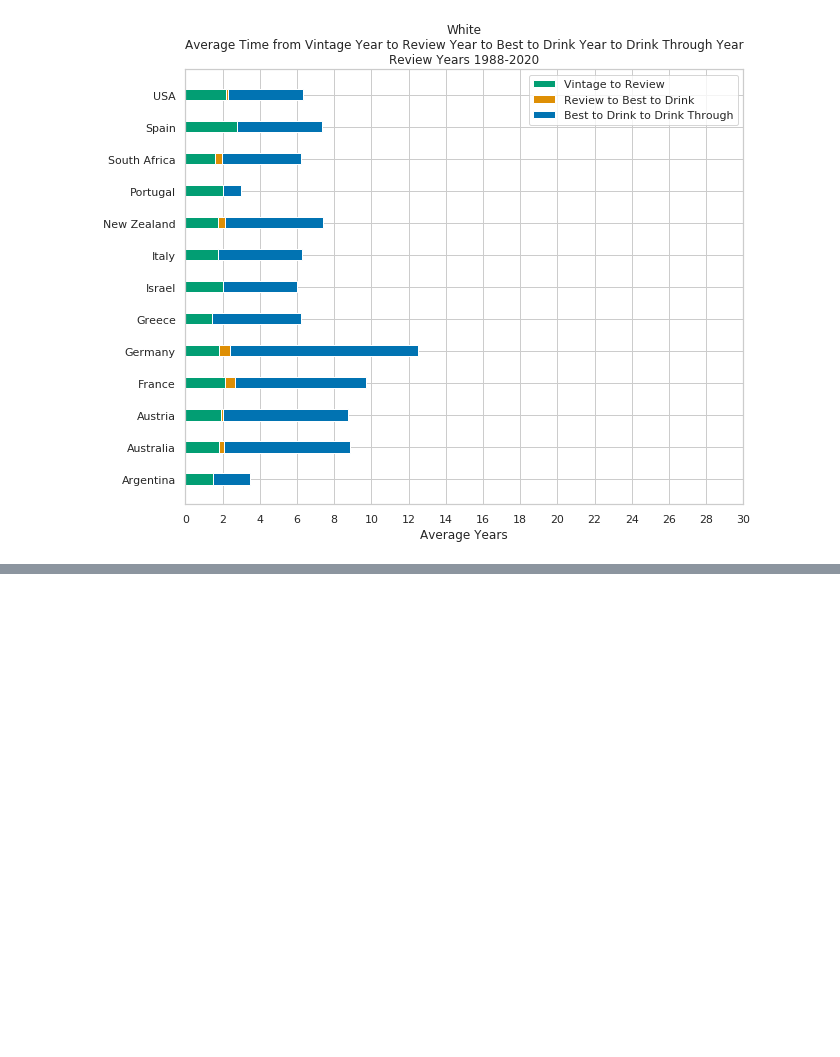
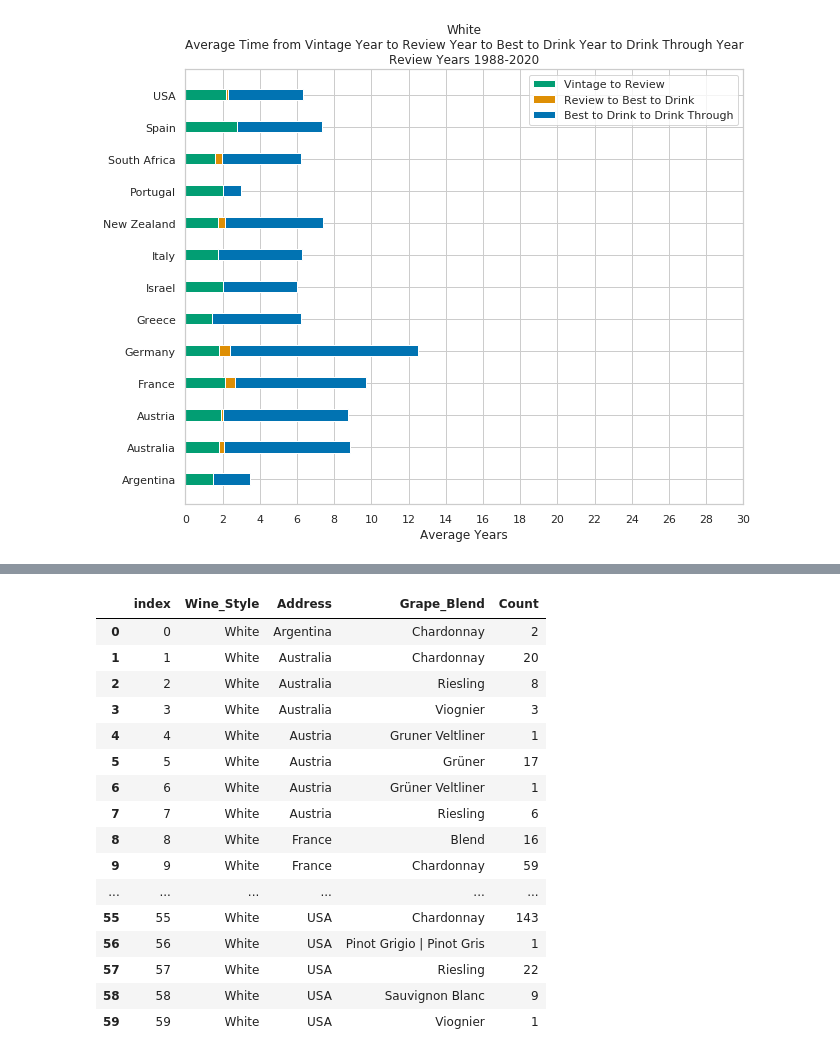
Before and after one commit to ewotawa/top_100_wines_2020, a Jupyter notebook: Top100Wine_Data_Exploration_Time.ipynb, the cells around one changed output, grey strips where cells are left out. Cells and saved outputs as stored; diff of their text form; code cells hidden in the pictures; blank space fills up the shorter version.

```diff
--- a/Top100Wine_Data_Exploration_Time.ipynb
+++ b/Top100Wine_Data_Exploration_Time.ipynb
@@ -512,0 +593,21 @@ barh_plot_3(wine_style = 'White',
+# %%
+df_White = wine_table('White')
+df_White
+# %% [output]
+|  | index | Wine_Style | Address | Grape_Blend | Count |
+| 0 | 0 | White | Argentina | Chardonnay | 2 |
+| 1 | 1 | White | Australia | Chardonnay | 20 |
+| 2 | 2 | White | Australia | Riesling | 8 |
+| 3 | 3 | White | Australia | Viognier | 3 |
+| 4 | 4 | White | Austria | Gruner Veltliner | 1 |
+| 5 | 5 | White | Austria | Grüner | 17 |
+| 6 | 6 | White | Austria | Grüner Veltliner | 1 |
+| 7 | 7 | White | Austria | Riesling | 6 |
+| 8 | 8 | White | France | Blend | 16 |
+| 9 | 9 | White | France | Chardonnay | 59 |
+| ... | ... | ... | ... | ... | ... |
+| 55 | 55 | White | USA | Chardonnay | 143 |
+| 56 | 56 | White | USA | Pinot Grigio | Pinot Gris | 1 |
+| 57 | 57 | White | USA | Riesling | 22 |
+| 58 | 58 | White | USA | Sauvignon Blanc | 9 |
+| 59 | 59 | White | USA | Viognier | 1 |
```
Also changed, not shown: parts of 7 cells of this notebook, 1 other file.
